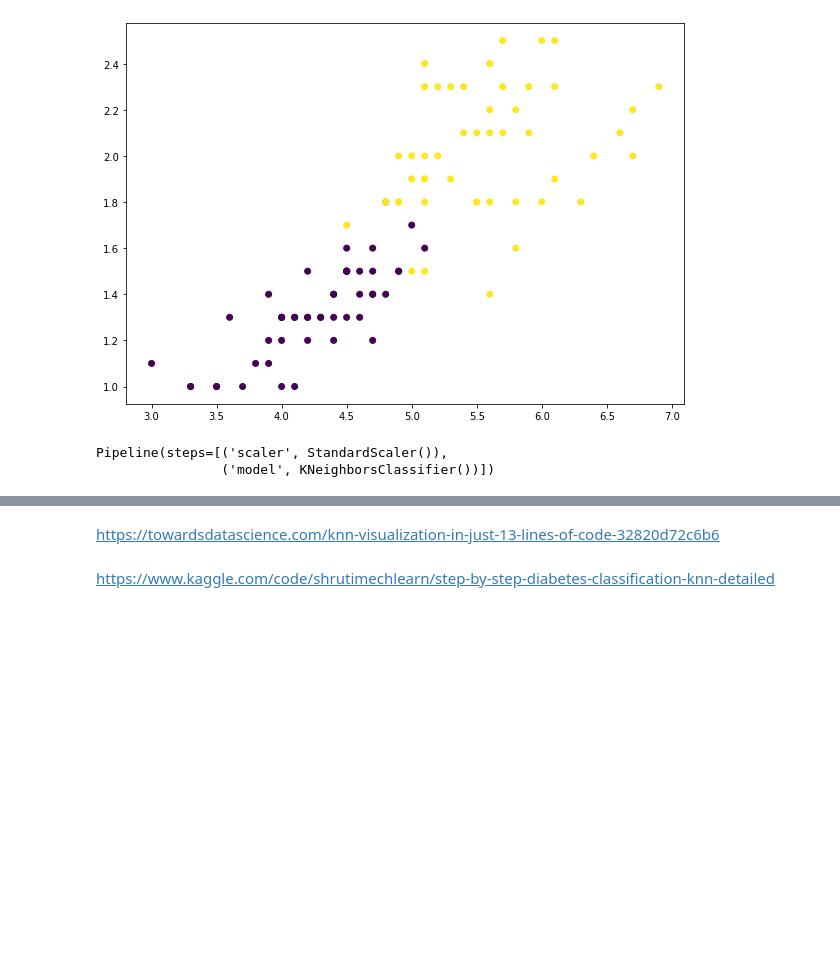
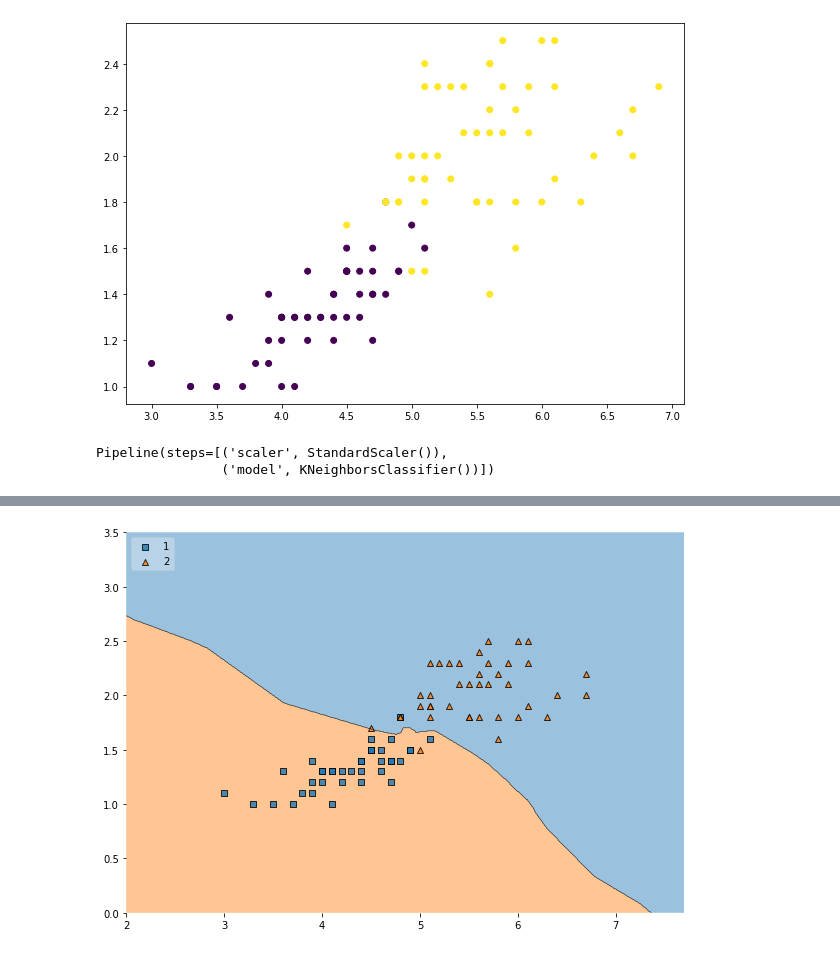
Before and after one commit to Kamil128/Training_DS_Classification, a Jupyter notebook: 4_KNN.ipynb, the cells around one changed output, grey strips where cells are left out. Drawn from its saved outputs; the diff is of its cells as text; code cells hidden in the pictures; blank space fills up the shorter version.

```diff
--- a/4_KNN.ipynb
+++ b/4_KNN.ipynb
@@ -79,4 +55,7 @@ Recall score:   1.00
-# %% [markdown]
-https://towardsdatascience.com/knn-visualization-in-just-13-lines-of-code-32820d72c6b6
-# %% [markdown]
-https://www.kaggle.com/code/shrutimechlearn/step-by-step-diabetes-classification-knn-detailed
+# %%
+from mlxtend.plotting import plot_decision_regions
+plt.figure(figsize=(10, 7))
+plot_decision_regions(X_train, y_train, clf=model_pipeline, legend=2)
+plt.show()
+# %% [output]
+[figure, added]
```
Also changed, not shown: parts of 2 cells of this notebook.
